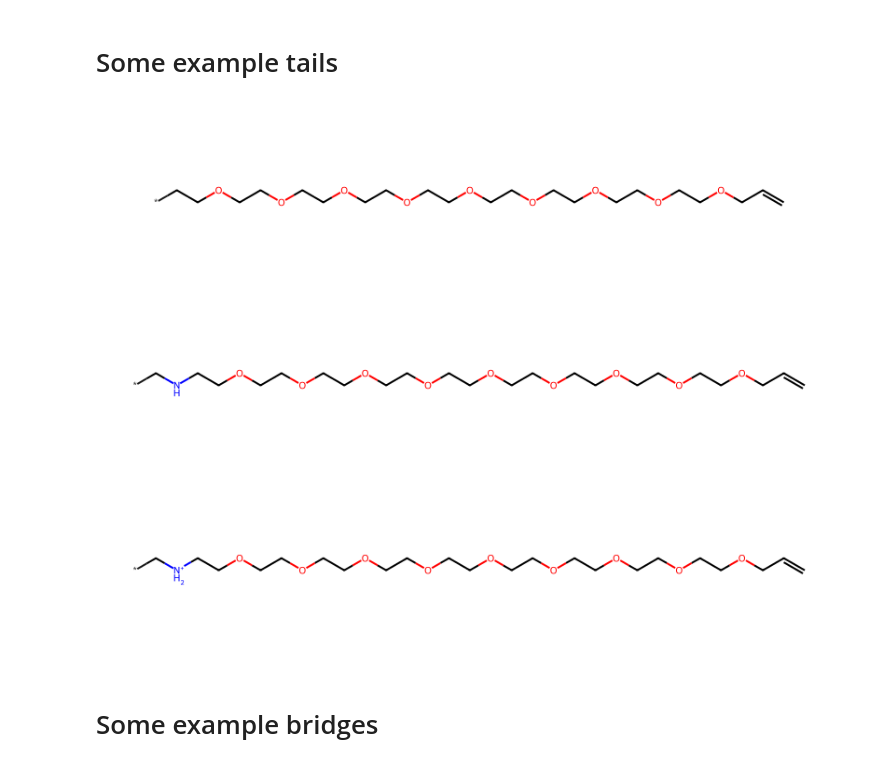
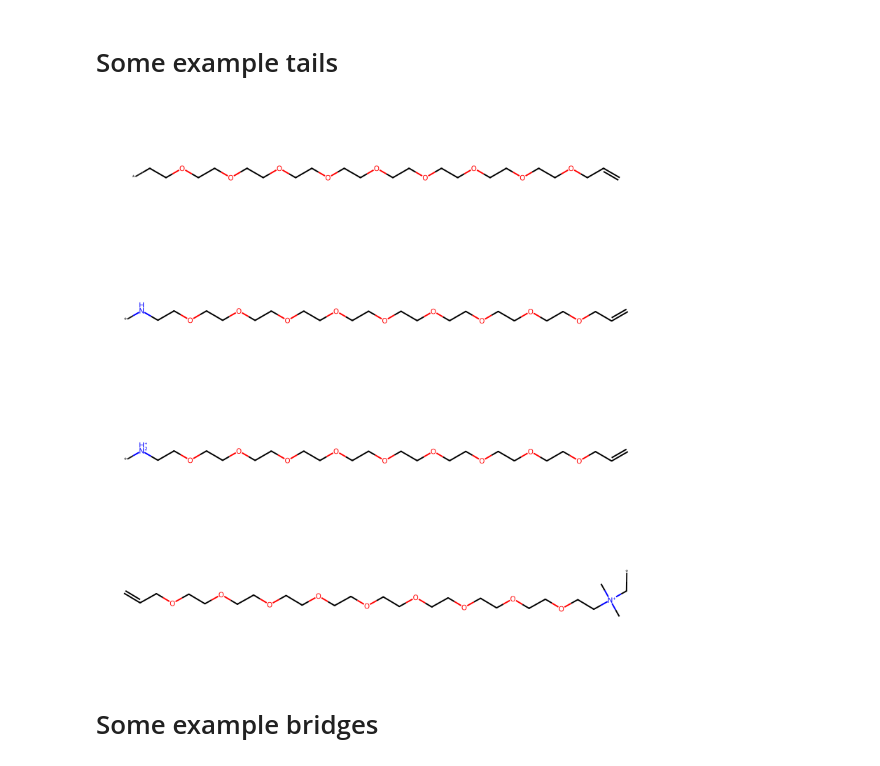
Before and after one commit to franklhy/silc, a Jupyter notebook: tutorial/tutorial_test.ipynb, the cells around one changed output. Drawn from its saved outputs; the diff is of its cells as text; code cells hidden in the pictures.

```diff
--- a/tutorial/tutorial_test.ipynb
+++ b/tutorial/tutorial_test.ipynb
@@ -40,18 +40,20 @@ img
 # Some example tails
 # %%
 tail1_smiles = lambda nEO: "C=CC" + "OCC"*nEO + "*"
-tail2_smiles = lambda nEO: "C=CC" + "OCC"*nEO + "NC" + "*"
-tail3_smiles = lambda nEO: "C=CC" + "OCC"*nEO + "[NH2+]C" + "*"
+tail2_smiles = lambda nEO: "C=CC" + "OCC"*nEO + "N" + "*"
+tail3_smiles = lambda nEO: "C=CC" + "OCC"*nEO + "[NH2+]" + "*"
+tail4_smiles = lambda nEO: "C=CC" + "OCC"*nEO + "[N+](C)(C)" + "*"
 
 nEO = 9
 tail1 = AllChem.MolFromSmiles(replaceDummy(tail1_smiles(nEO)))
 tail2 = AllChem.MolFromSmiles(replaceDummy(tail2_smiles(nEO)))
 tail3 = AllChem.MolFromSmiles(replaceDummy(tail3_smiles(nEO)))
+tail4 = AllChem.MolFromSmiles(replaceDummy(tail4_smiles(nEO)))
 
-img = AllChem.Draw.MolsToGridImage([tail1, tail2, tail3], molsPerRow=1, subImgSize=(800, 200))
+img = AllChem.Draw.MolsToGridImage([tail1, tail2, tail3, tail4], molsPerRow=1, subImgSize=(800, 200))
 img
 # %% [output]
-[figure, old version]
+[figure, new version]
 # %% [markdown]
 # Some example bridges
 # %%
```
Also changed, not shown: 14 other files.
